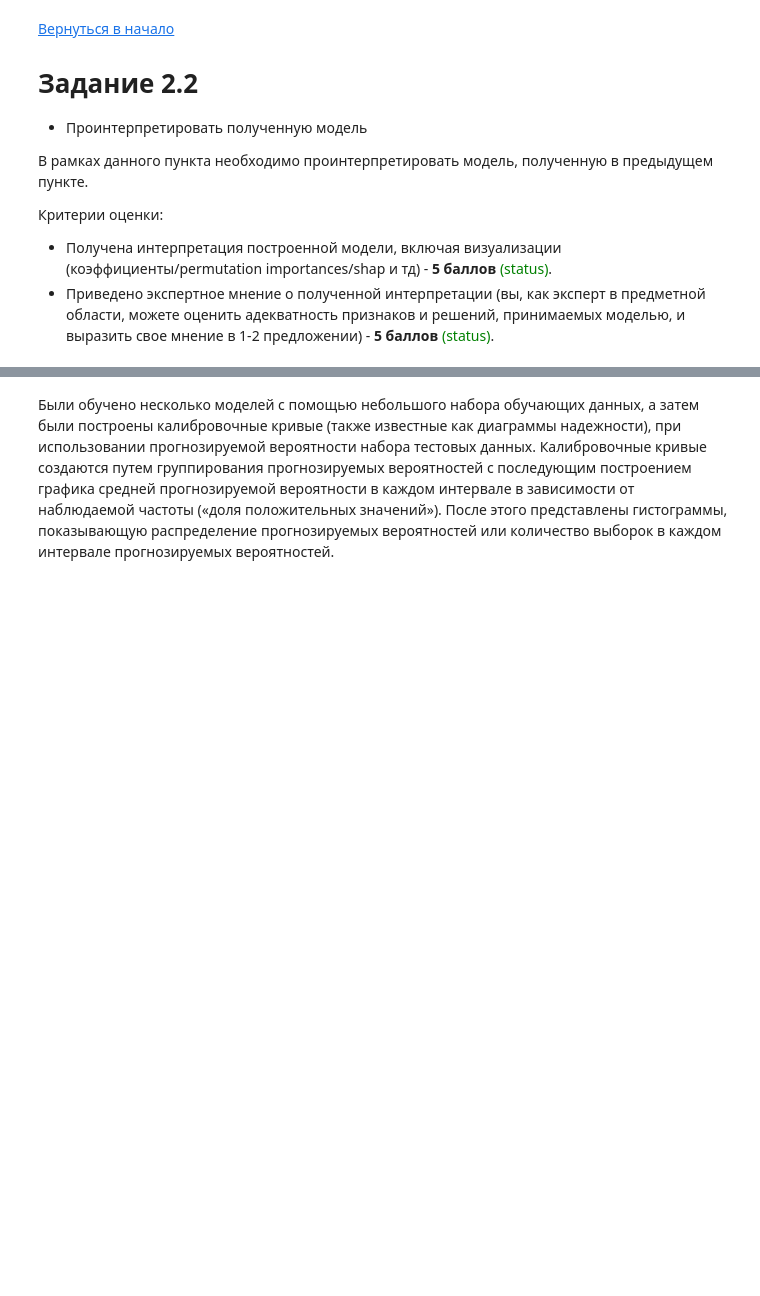
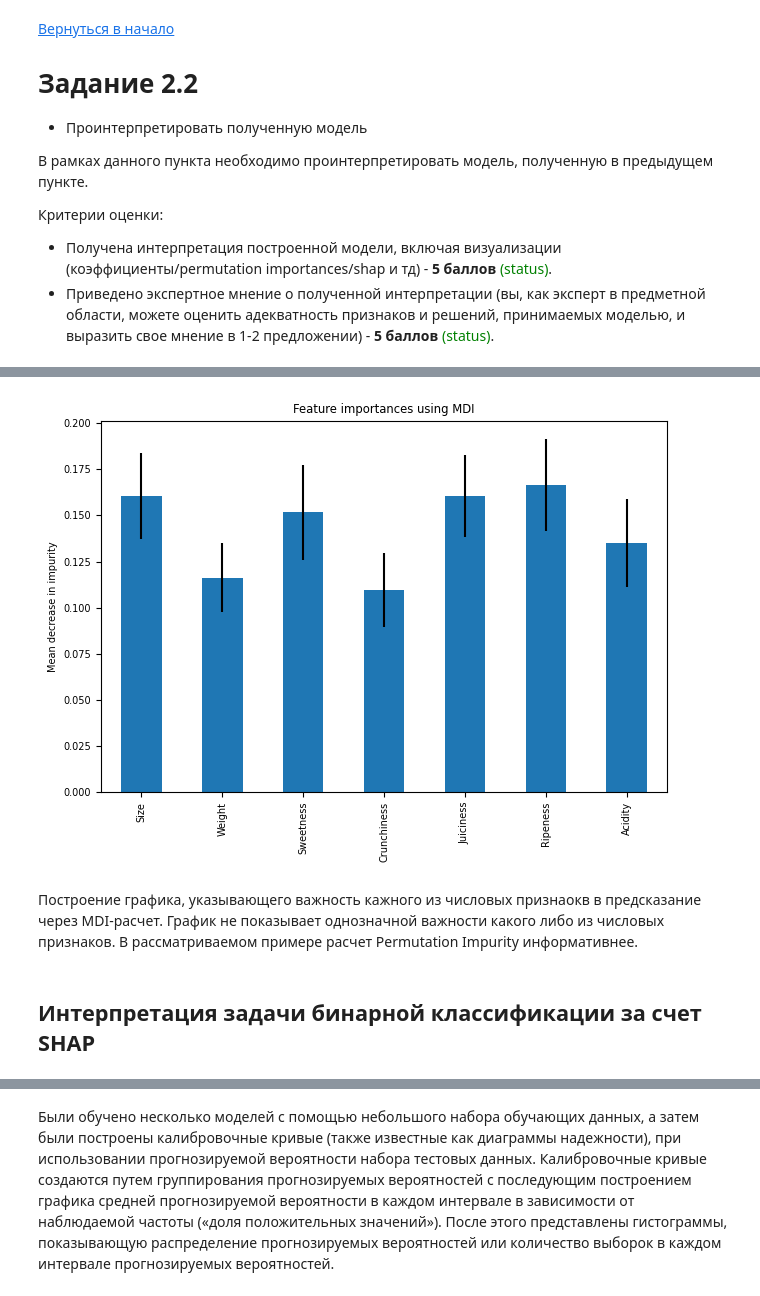
Before and after one commit to Nimaka47/ML_SciDatAn_ITMO, a Jupyter notebook: Task2_New_Hard_DataFrame.ipynb, the cells around one changed output, grey strips where cells are left out. Drawn from its saved outputs; the diff is of its cells as text; code cells hidden in the pictures; blank space fills up the shorter version.

```diff
--- a/Task2_New_Hard_DataFrame.ipynb
+++ b/Task2_New_Hard_DataFrame.ipynb
@@ -385,0 +490,15 @@ weighted avg       0.90      0.90      0.90      1000
+# %%
+forest_importances = pd.Series(rf.feature_importances_, index=X_train.columns)
+
+fig, ax = plt.subplots()
+std = np.std([tree.feature_importances_ for tree in rf.estimators_], axis=0)
+forest_importances.plot.bar(yerr=std, ax=ax)
+ax.set_title("Feature importances using MDI")
+ax.set_ylabel("Mean decrease in impurity", )
+fig.tight_layout()
+# %% [output]
+[figure, added]
+# %% [markdown]
+Построение графика, указывающего важность кажного из числовых признаокв в предсказание через MDI-расчет. График не показывает однозначной важности какого либо из числовых признаков. В рассматриваемом примере расчет Permutation Impurity информативнее.
+# %% [markdown]
+## Интерпретация задачи бинарной классификации за счет **SHAP**
```
Also changed, not shown: parts of 38 cells of this notebook.
